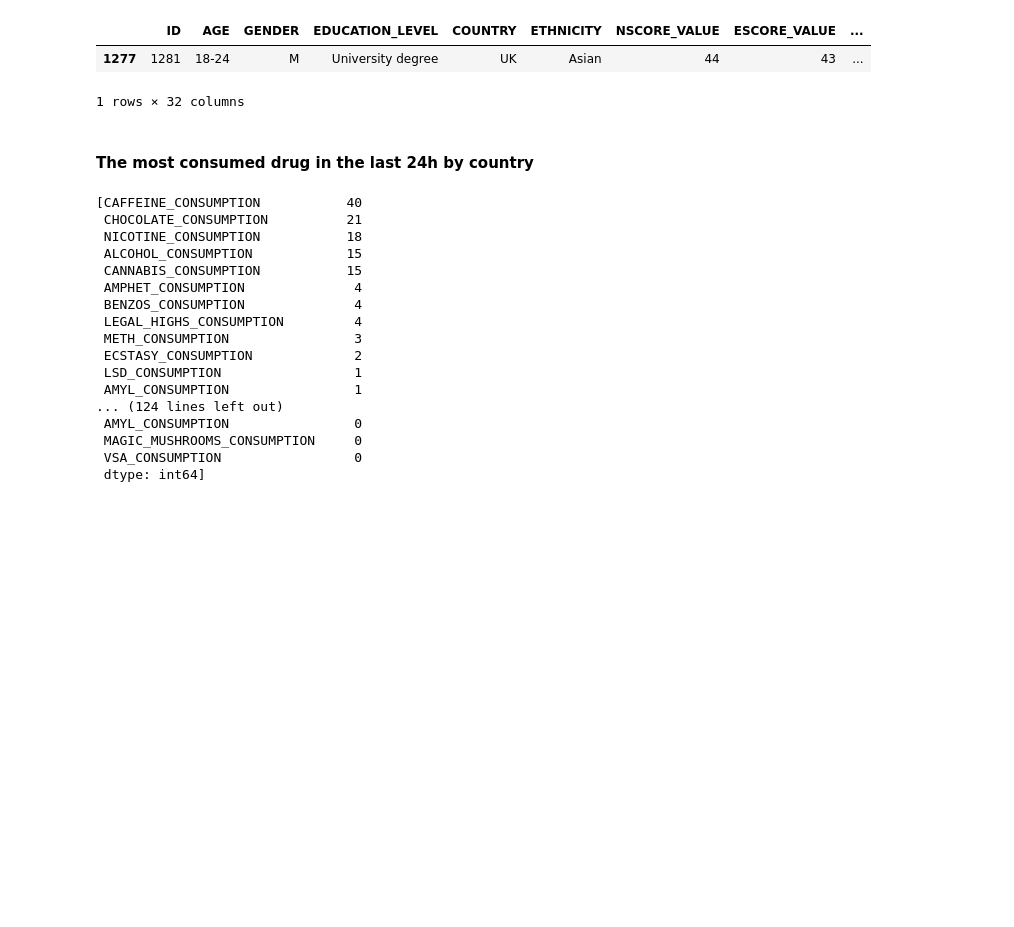
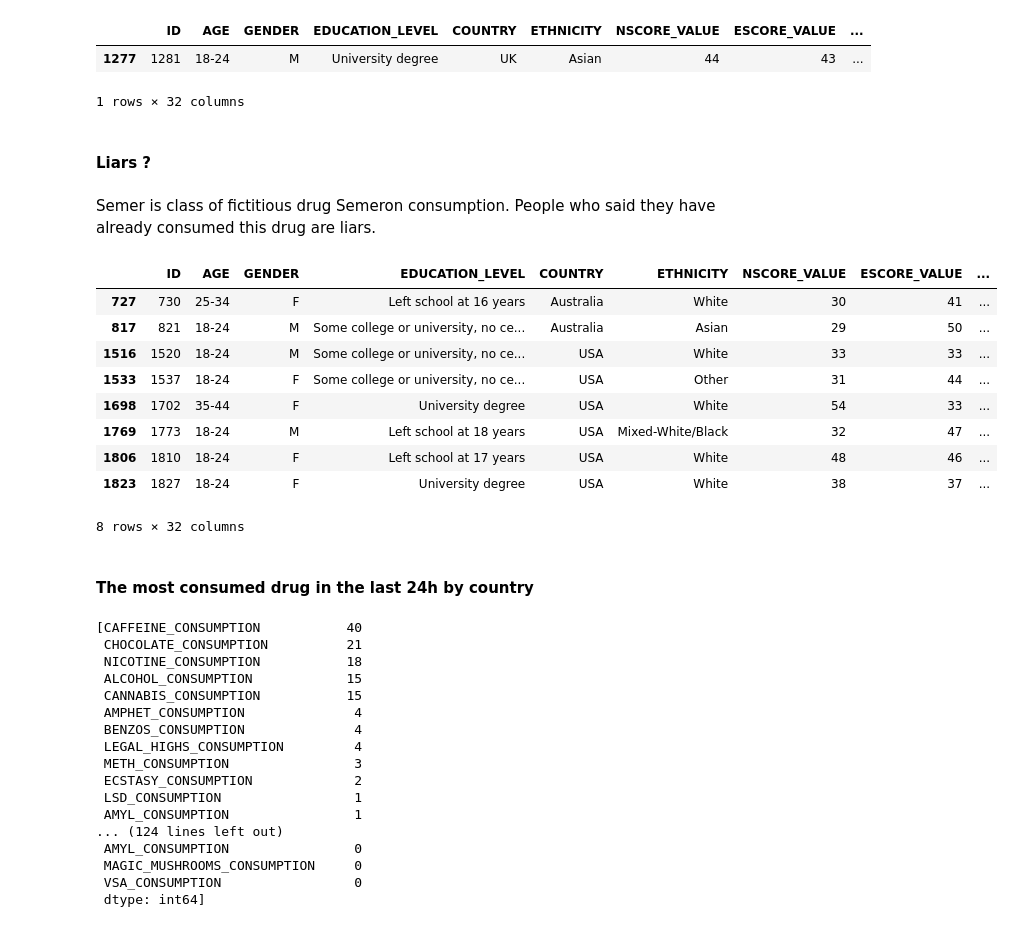
Before and after one commit to m-cheicki/data-viz_drug_consumption, a Jupyter notebook: DRUG_Analysis.ipynb, the cells around one changed output. Cells and saved outputs as stored; diff of their text form; code cells hidden in the pictures; blank space fills up the shorter version.

Commit message:
Semer consumption to detect liars

```diff
--- a/DRUG_Analysis.ipynb
+++ b/DRUG_Analysis.ipynb
@@ -424,6 +442,23 @@ never_consumed_any_drug
 |  | ID | AGE | GENDER | EDUCATION_LEVEL | COUNTRY | ETHNICITY | NSCORE_VALUE | ESCORE_VALUE | ... |
 | 1277 | 1281 | 18-24 | M | University degree | UK | Asian | 44 | 43 | ... |
 1 rows × 32 columns
+# %% [markdown]
+#### Liars ?
+# %% [markdown]
+Semer is class of fictitious drug Semeron consumption. People who said they have already consumed this drug are liars.
+# %%
+dataset[(dataset["SEMER_CONSUMPTION"] != "CL0")]
+# %% [output]
+|  | ID | AGE | GENDER | EDUCATION_LEVEL | COUNTRY | ETHNICITY | NSCORE_VALUE | ESCORE_VALUE | ... |
+| 727 | 730 | 25-34 | F | Left school at 16 years | Australia | White | 30 | 41 | ... |
+| 817 | 821 | 18-24 | M | Some college or university, no ce... | Australia | Asian | 29 | 50 | ... |
+| 1516 | 1520 | 18-24 | M | Some college or university, no ce... | USA | White | 33 | 33 | ... |
+| 1533 | 1537 | 18-24 | F | Some college or university, no ce... | USA | Other | 31 | 44 | ... |
+| 1698 | 1702 | 35-44 | F | University degree | USA | White | 54 | 33 | ... |
+| 1769 | 1773 | 18-24 | M | Left school at 18 years | USA | Mixed-White/Black | 32 | 47 | ... |
+| 1806 | 1810 | 18-24 | F | Left school at 17 years | USA | White | 48 | 46 | ... |
+| 1823 | 1827 | 18-24 | F | University degree | USA | White | 38 | 37 | ... |
+8 rows × 32 columns
 # %% [markdown]
 #### The most consumed drug in the last 24h by country
 # %%
```
Also changed, not shown: parts of 1 cell of this notebook.
